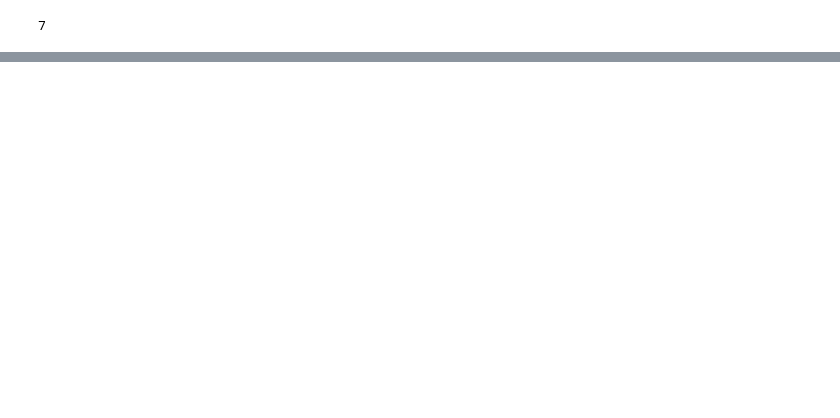
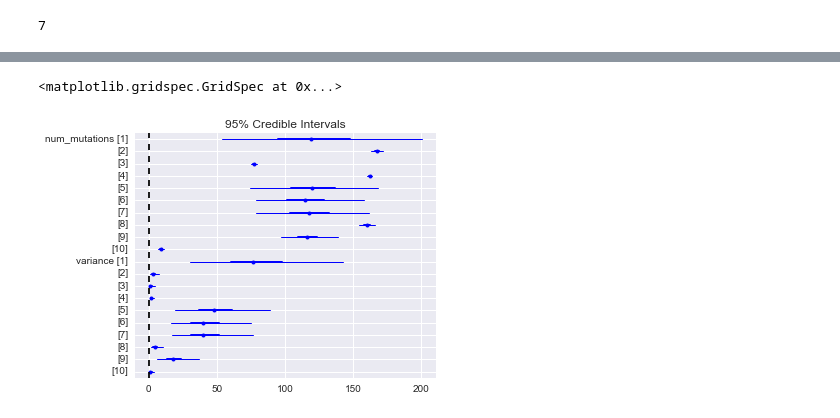
Before and after one commit to ericmjl/protein-systematic-characterization, a Jupyter notebook: experiments/temp-20160927-hackytaq/hacky-taq.ipynb, the cells around one changed output, grey strips where cells are left out. Saved outputs shown, nothing was run; the diff lists cells and outputs as text; code cells hidden in the pictures; blank space fills up the shorter version.

```diff
--- a/experiments/temp-20160927-hackytaq/hacky-taq.ipynb
+++ b/experiments/temp-20160927-hackytaq/hacky-taq.ipynb
@@ -238,0 +263,10 @@ plt.plot(concs, muts)
+# %%
+sorted_concs = sorted(list(set(concs)))
+indices = dict()
+for i, c in enumerate(sorted_concs):
+    concs_idx[c] = i
+
+indices = []
+for c in concs:
+    indices.append(concs_idx[c])
+indices
@@ -238,0 +291,13 @@ plt.plot(concs, muts)
+# %%
+with pm.Model() as model:
+    num_mutations = pm.Uniform('num_mutations', 0, 1000, shape=len(sorted_concs))
+    variance = pm.HalfCauchy('variance', beta=1, shape=len(sorted_concs))
+
+    mu = num_mutations[indices]
+    sig = variance[indices]
+
+    like = pm.Normal('likelihood', mu=mu, sd=sig, observed=muts)
+# %%
+with model:
+    params = pm.variational.advi(n=100000)
+    trace = pm.variational.sample_vp(params, draws=10000,)
@@ -238,0 +316,5 @@ plt.plot(concs, muts)
+# %%
+pm.forestplot(trace)
+# %% [output]
+<matplotlib.gridspec.GridSpec at 0x...>
+[figure, added]
```
Also changed, not shown: parts of 19 cells of this notebook, 50 other files.
